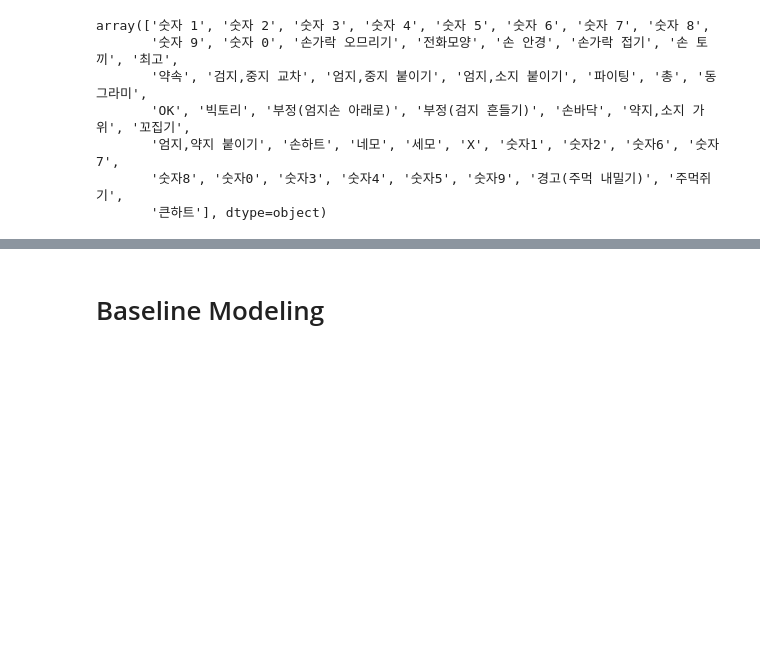
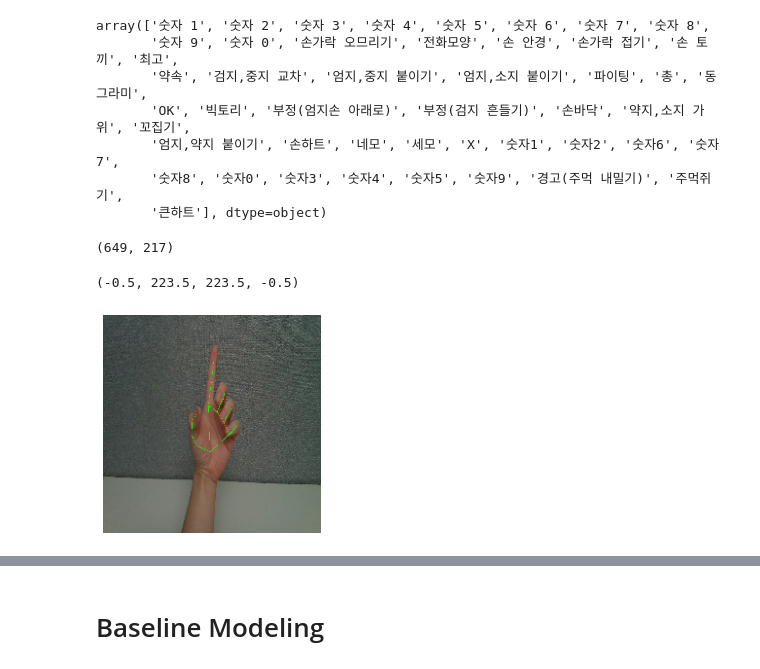
Before and after one commit to ttogle918/AI_practice, a Jupyter notebook: Ego_Vision_손동작_인식_AI_경진대회/01_vgg16_baseline.ipynb, the cells around one changed output, grey strips where cells are left out. Cells and saved outputs as stored; diff of their text form; code cells hidden in the pictures; blank space fills up the shorter version.

```diff
--- a/Ego_Vision_손동작_인식_AI_경진대회/01_vgg16_baseline.ipynb
+++ b/Ego_Vision_손동작_인식_AI_경진대회/01_vgg16_baseline.ipynb
@@ -120,5 +120,19 @@ array(['숫자 1', '숫자 2', '숫자 3', '숫자 4', '숫자 5', '숫자 6', '
        '큰하트'], dtype=object)
 # %%
 save_img_data(train_img_list, zip_file_path)
+# %%
+train_answers = answers[answers['path'].apply(lambda x : x[:5]) == 'train']
+test_answers = answers[answers['path'].apply(lambda x : x[:4]) == 'test']
+len(train_answers), len(test_answers)
+# %% [output]
+(649, 217)
+# %%
+img = image.load_img(train_img_list[0], target_size=(224, 224, 3))
+img = image.img_to_array(img)
+plt.imshow(img.astype("uint8"))
+plt.axis("off")
+# %% [output]
+(-0.5, 223.5, 223.5, -0.5)
+[figure, added]
 # %%
 from keras.preprocessing import image
```
Also changed, not shown: parts of 7 cells of this notebook.
